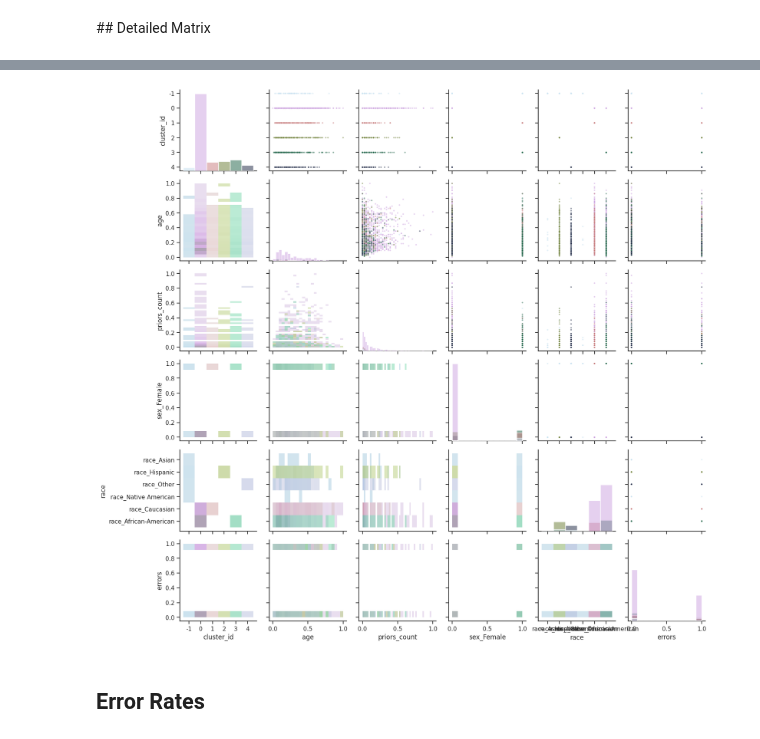
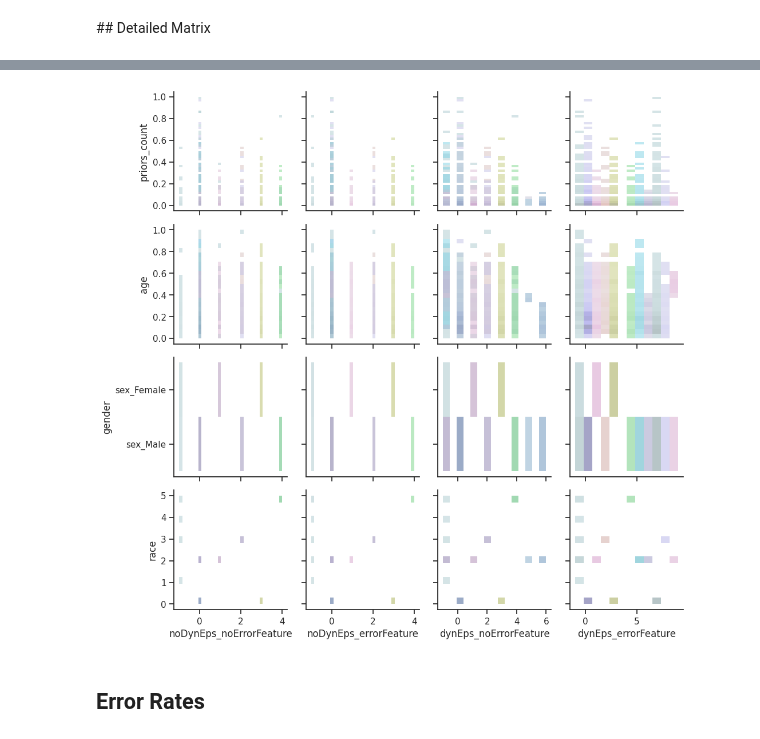
Before and after one commit to MDankloff/ClusterCompas, a Jupyter notebook: COMPAS_Clustering_DBSCAN_Emma.ipynb, the cells around one changed output, grey strips where cells are left out. Cells and saved outputs as stored; diff of their text form; code cells hidden in the pictures.

```diff
--- a/COMPAS_Clustering_DBSCAN_Emma.ipynb
+++ b/COMPAS_Clustering_DBSCAN_Emma.ipynb
@@ -59,9 +63,9 @@ def filter_error_rows(data, error_col='FN', correct_col='TP'):
 # Drop "meta columns" not containing data features or SHAP features
 def drop_column(data, to_drop = META_COL):
   for c in to_drop:
-    if not c in data.columns:
-      to_drop.remove(c)
-  return data.drop(to_drop, axis=1)
+    if c in data.columns:
+      data = data.drop(c, axis=1)
+  return data
 
 # Initialise clustering dataset, with added columns for cluster IDs, and a deep copy for future changes of the cluster IDs
 def init_cluster_col(data):
@@ -224,4 +329,15 @@ def prepare_to_viz(data):
 # %%
+def get_viz_matrix_all_results(data, l1, l2, l3, l4):
+  max_ncluster = get_max_ncluster(data, l1, l2, l3, l4)
+  sns.set_style("ticks")
+  palette = sns.color_palette("cubehelix_r", max_ncluster[1])
+  g = sns.PairGrid(data.sort_values(by=max_ncluster[0]), hue=max_ncluster[0],
+                   palette=palette,
+                   y_vars=['priors_count', 'age', 'gender', 'race'],
+                   x_vars=[l1, l2, l3, l4])
+  g.map(sns.histplot, alpha=0.5)
+  plt.show()
+
 def get_viz_matrix(data, one_hot=False, col_viz=''):
   data = drop_column(data, to_drop=META_COL_VIZ)
   data['cluster_id'] = data['clusters'].astype(str)
@@ -712,5 +849,8 @@ Cluster:  6     Size:  236      Error rate:  0.3389830508474576
 [figure]
 # %% [markdown]
 # Analyse Clustering Results
+# %%
+data_results = merge_results(results_noDynEps_noErrorFeature, results_noDynEps_errorFeature, results_dynEps_noErrorFeature, results_dynEps_errorFeature,
+                             'noDynEps_noErrorFeature', 'noDynEps_errorFeature', 'dynEps_noErrorFeature', 'dynEps_errorFeature')
 # %% [markdown]
 ## Detailed Matrix
@@ -729,4 +857,4 @@ get_viz_matrix(results_noDynEps_errorFeature)
-# %%
-get_viz_matrix(results_noDynEps_noErrorFeature)
-# %% [output]
-[figure, removed]
+# %%
+get_viz_matrix_all_results(data_results, 'noDynEps_noErrorFeature', 'noDynEps_errorFeature', 'dynEps_noErrorFeature', 'dynEps_errorFeature')
+# %% [output]
+[figure, added]
```
Also changed, not shown: parts of 21 cells of this notebook.
